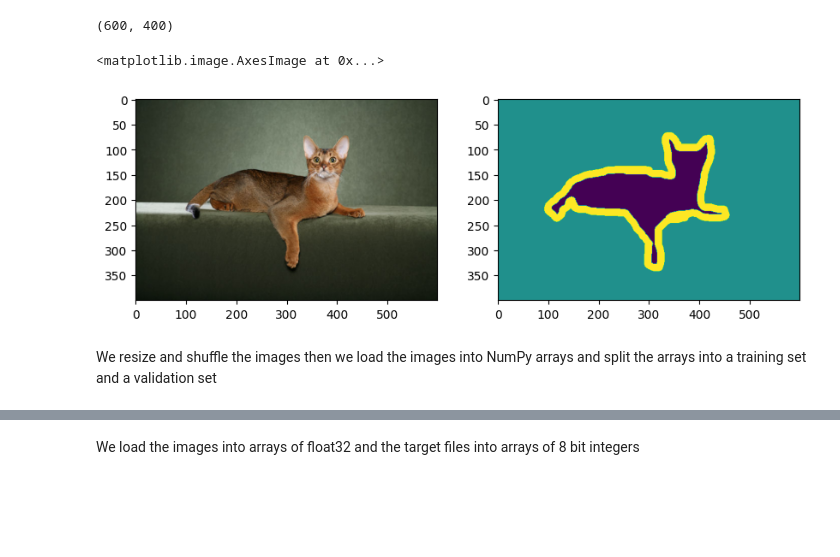
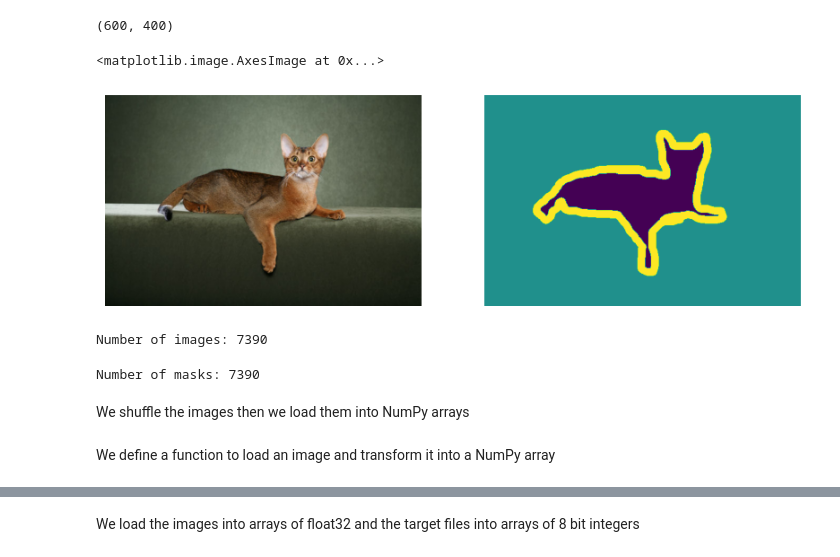
Before and after one commit to luigiselmi/dl_tensorflow, a Jupyter notebook: advanced_computer_vision.ipynb, the cells around one changed output, grey strips where cells are left out. Drawn from its saved outputs; the diff is of its cells as text; code cells hidden in the pictures; blank space fills up the shorter version.

```diff
--- a/advanced_computer_vision.ipynb
+++ b/advanced_computer_vision.ipynb
@@ -58,21 +43,29 @@ annotation.size
 (600, 400)
 # %%
 fig, ax = plt.subplots(nrows=1, ncols=2, figsize=(10, 10))
+ax[0].axis("off")
+ax[1].axis("off")
 ax[0].imshow(img)
 ax[1].imshow(annotation)
 # %% [output]
 <matplotlib.image.AxesImage at 0x...>
-[figure, old version]
+[figure, new version]
 # %%
 import os
 input_dir = "images/"
 target_dir = "annotations/trimaps/"
 input_file_list = [os.path.join(input_dir, fname) for fname in os.listdir(input_dir) if fname.endswith(".jpg")]
 input_img_paths = sorted(input_file_list)
+print('Number of images: {:d}'.format(len(input_img_paths)))
+# %% [output]
+Number of images: 7390
 # %%
 target_file_list = [os.path.join(target_dir, fname) for fname in os.listdir(target_dir) if fname.endswith(".png") and not fname.startswith(".")]
 target_paths = sorted(target_file_list)
+print('Number of masks: {:d}'.format(len(target_paths)))
+# %% [output]
+Number of masks: 7390
 # %% [markdown]
-We resize and shuffle the images then we load the images into NumPy arrays and split the arrays into a training set and a validation set
+We shuffle the images then we load them into NumPy arrays
 # %%
 import random
@@ -80,4 +72,6 @@ img_size = (200, 200)
 num_imgs = len(input_img_paths)
 random.Random(1337).shuffle(input_img_paths)
 random.Random(1337).shuffle(target_paths)
+# %% [markdown]
+We define a function to load an image and transform it into a NumPy array
 # %%
```
Also changed, not shown: parts of 21 cells of this notebook.
